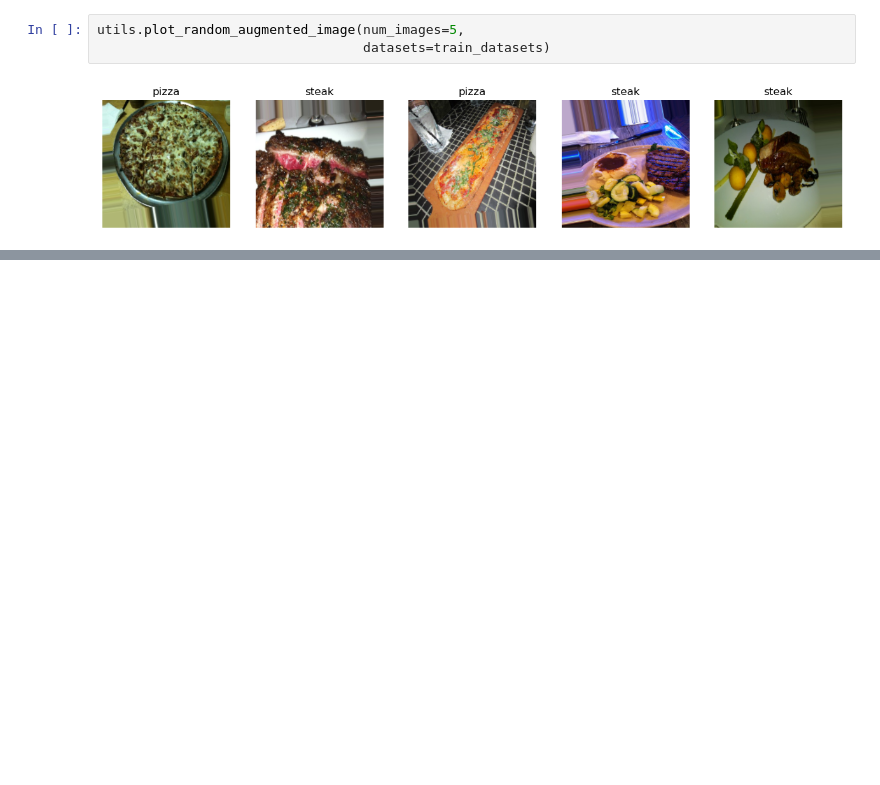
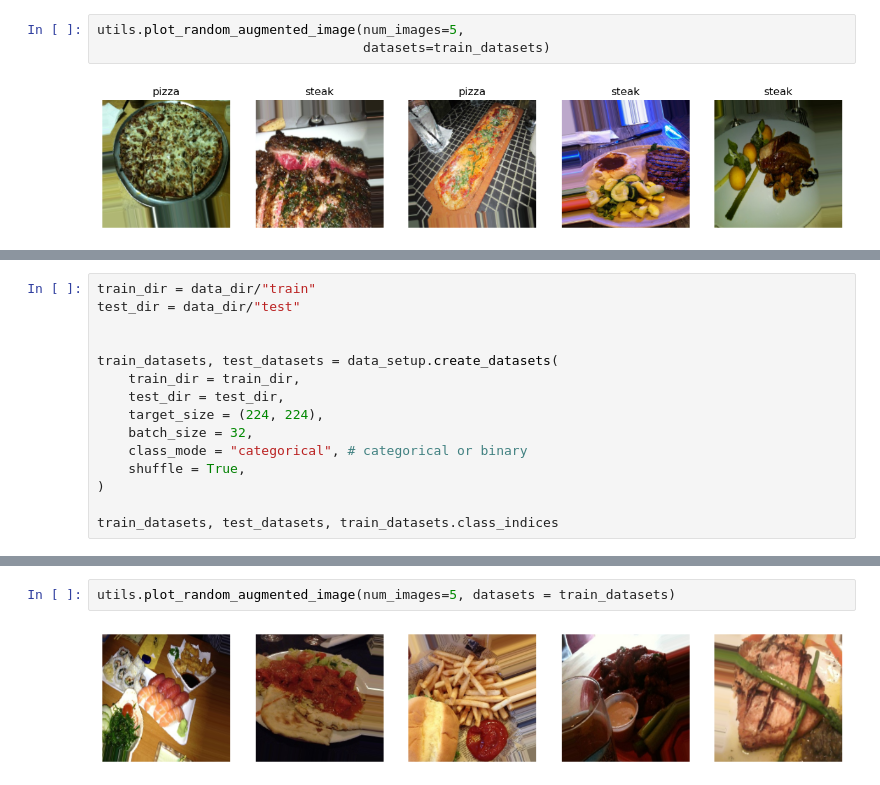
Before and after one commit to ngohongthai/ml_helper, a Jupyter notebook: test-notebook.ipynb, the cells around one changed output, grey strips where cells are left out. Cells and saved outputs as stored; diff of their text form; blank space fills up the shorter version.

```diff
--- a/test-notebook.ipynb
+++ b/test-notebook.ipynb
@@ -84,0 +221,15 @@ model1
+# %%
+train_dir = data_dir/"train"
+test_dir = data_dir/"test"
+
+
+train_datasets, test_datasets = data_setup.create_datasets(
+    train_dir = train_dir,
+    test_dir = test_dir,
+    target_size = (224, 224),
+    batch_size = 32,
+    class_mode = "categorical", # categorical or binary
+    shuffle = True,
+)
+
+train_datasets, test_datasets, train_datasets.class_indices
@@ -84,0 +251,4 @@ model1
+# %%
+utils.plot_random_augmented_image(num_images=5, datasets = train_datasets)
+# %% [output]
+[figure, added]
```
Also changed, not shown: parts of 40 cells of this notebook, 17 other files.
